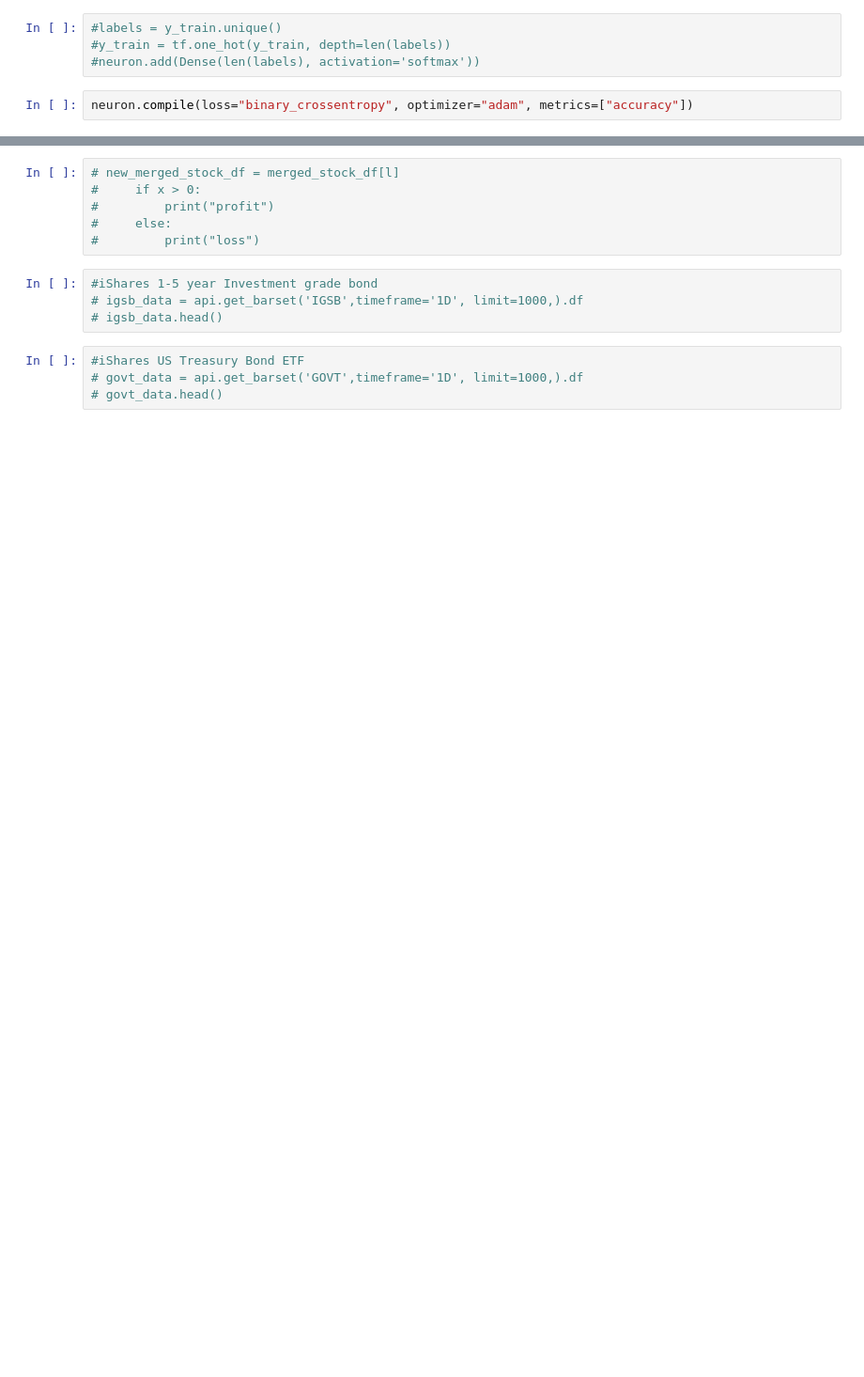
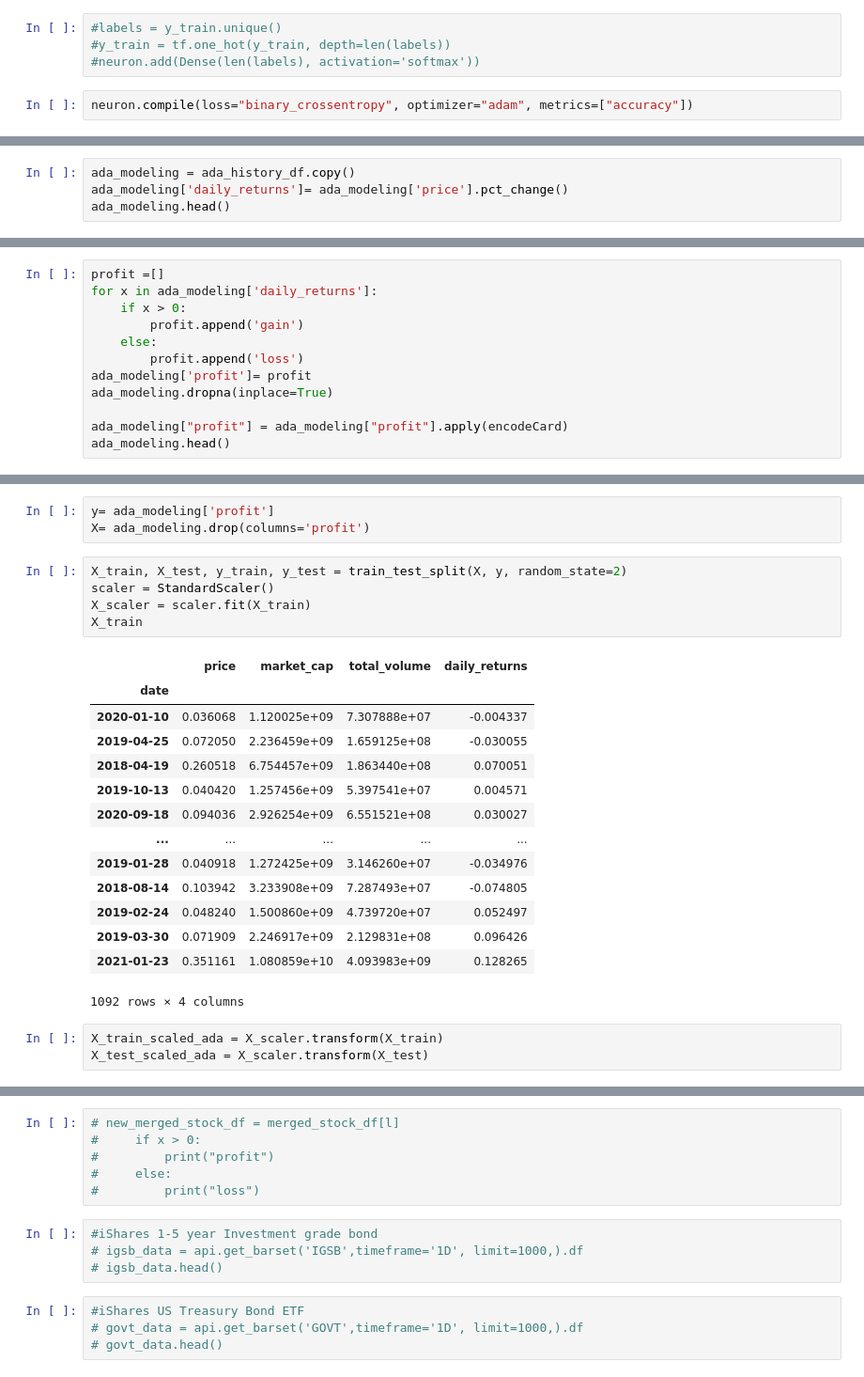
Before and after one commit to toniahurst/project_2, a Jupyter notebook: data_collection_db.ipynb, the cells around one changed output, grey strips where cells are left out. Shown: that part at 94% size. Drawn from its saved outputs; the diff is of its cells as text; blank space fills up the shorter version.

```diff
--- a/data_collection_db.ipynb
+++ b/data_collection_db.ipynb
@@ -551,0 +614,4 @@ ValueError: in user code:
+# %%
+ada_modeling = ada_history_df.copy()
+ada_modeling['daily_returns']= ada_modeling['price'].pct_change()
+ada_modeling.head()
@@ -551,0 +626,12 @@ ValueError: in user code:
+# %%
+profit =[]
+for x in ada_modeling['daily_returns']:
+    if x > 0:
+        profit.append('gain')
+    else:
+        profit.append('loss')
+ada_modeling['profit']= profit
+ada_modeling.dropna(inplace=True)
+
+ada_modeling["profit"] = ada_modeling["profit"].apply(encodeCard)
+ada_modeling.head()
@@ -551,0 +646,26 @@ ValueError: in user code:
+# %%
+y= ada_modeling['profit']
+X= ada_modeling.drop(columns='profit')
+# %%
+X_train, X_test, y_train, y_test = train_test_split(X, y, random_state=2)
+scaler = StandardScaler()
+X_scaler = scaler.fit(X_train)
+X_train
+# %% [output]
+|  | price | market_cap | total_volume | daily_returns |
+| date |  |  |  |  |
+| 2020-01-10 | 0.036068 | 1.120025e+09 | 7.307888e+07 | -0.004337 |
+| 2019-04-25 | 0.072050 | 2.236459e+09 | 1.659125e+08 | -0.030055 |
+| 2018-04-19 | 0.260518 | 6.754457e+09 | 1.863440e+08 | 0.070051 |
+| 2019-10-13 | 0.040420 | 1.257456e+09 | 5.397541e+07 | 0.004571 |
+| 2020-09-18 | 0.094036 | 2.926254e+09 | 6.551521e+08 | 0.030027 |
+| ... | ... | ... | ... | ... |
+| 2019-01-28 | 0.040918 | 1.272425e+09 | 3.146260e+07 | -0.034976 |
+| 2018-08-14 | 0.103942 | 3.233908e+09 | 7.287493e+07 | -0.074805 |
+| 2019-02-24 | 0.048240 | 1.500860e+09 | 4.739720e+07 | 0.052497 |
+| 2019-03-30 | 0.071909 | 2.246917e+09 | 2.129831e+08 | 0.096426 |
+| 2021-01-23 | 0.351161 | 1.080859e+10 | 4.093983e+09 | 0.128265 |
+1092 rows × 4 columns
+# %%
+X_train_scaled_ada = X_scaler.transform(X_train)
+X_test_scaled_ada = X_scaler.transform(X_test)
```
Also changed, not shown: parts of 32 cells of this notebook, 3 other files.
